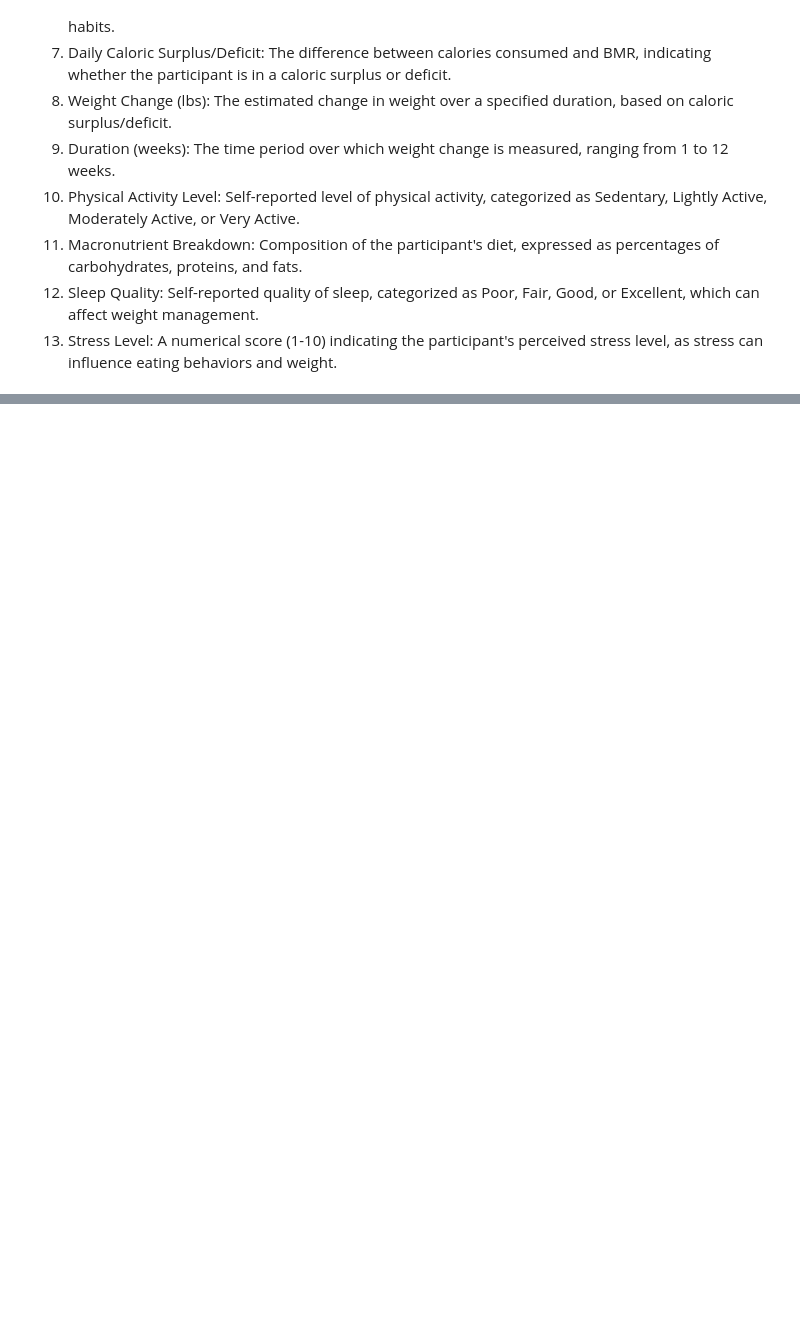
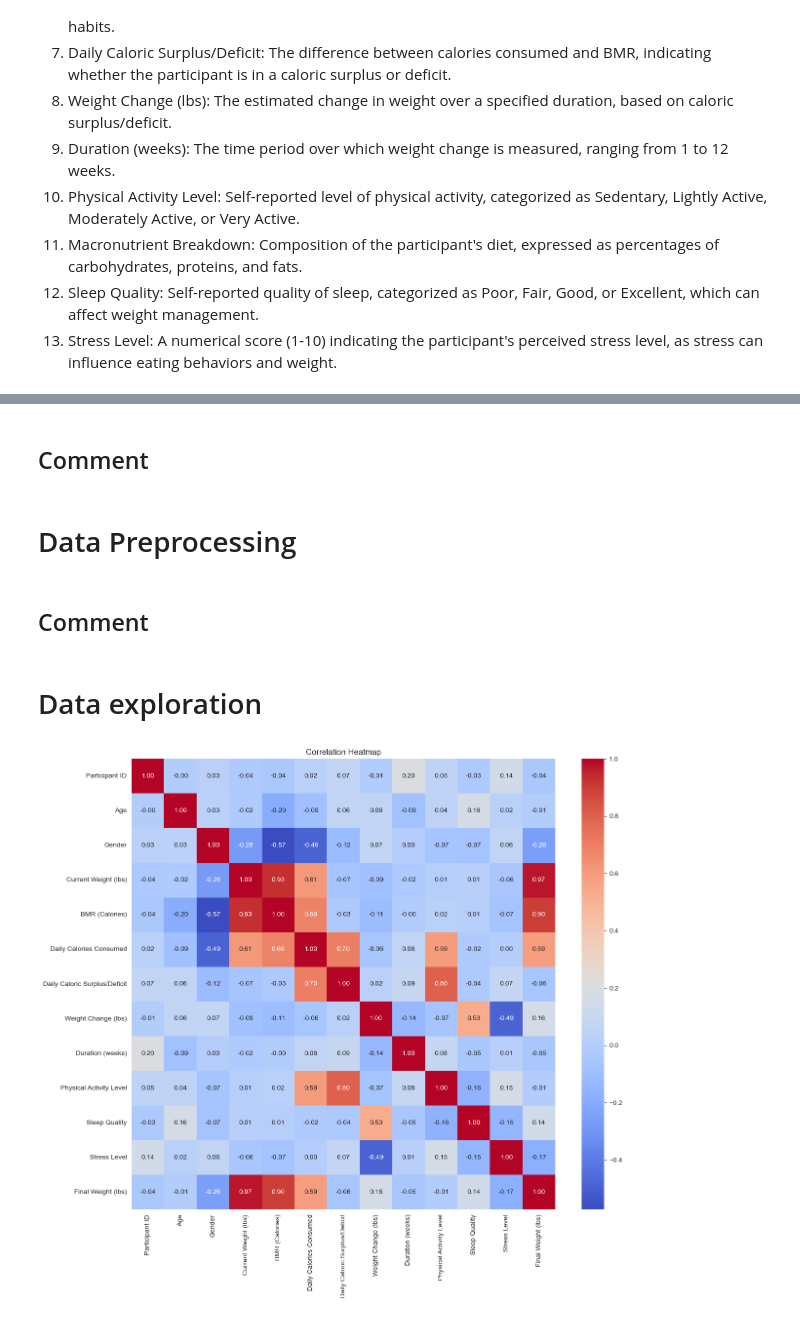
Before and after one commit to Mateoo18/Data_Science, a Jupyter notebook: Exercise_2_advanced/Assignment_2_with_Solution.ipynb, the cells around one changed output, grey strips where cells are left out. Saved outputs shown, nothing was run; the diff lists cells and outputs as text; code cells hidden in the pictures; blank space fills up the shorter version.

```diff
--- a/Exercise_2_advanced/Assignment_2_with_Solution.ipynb
+++ b/Exercise_2_advanced/Assignment_2_with_Solution.ipynb
@@ -35,0 +68,41 @@ So, we are going to predict the weight change based on the daily routines of peo
+# %% [markdown]
+## Comment
+# %% [markdown]
+# Data Preprocessing
+# %%
+data_encoded = data.copy()
+
+# Encode 'Gender'
+data_encoded['Gender'] = data_encoded['Gender'].map({'M': 0, 'F': 1})
+
+# Encode 'Physical Activity Level'
+activity_mapping = {'Sedentary': 0, 'Lightly Active': 1, 'Moderately Active': 2, 'Very Active': 3}
+data_encoded['Physical Activity Level'] = data_encoded['Physical Activity Level'].map(activity_mapping)
+
+# Encode 'Sleep Quality'
+sleep_mapping = {'Poor': 0, 'Fair': 1, 'Good': 2, 'Excellent': 3}
+data_encoded['Sleep Quality'] = data_encoded['Sleep Quality'].map(sleep_mapping)
+
+data_encoded.isnull().sum()
+data_encoded.dropna(inplace=True)
+# %% [markdown]
+## Comment
+# %%
+numeric_features = ['Age', 'Current Weight (lbs)', 'BMR (Calories)', 'Daily Calories Consumed',
+                    'Daily Caloric Surplus/Deficit', 'Duration (weeks)', 'Stress Level']
+
+# Initialize the scaler
+scaler = StandardScaler()
+
+# Fit and transform the data
+data_encoded[numeric_features] = scaler.fit_transform(data_encoded[numeric_features])
+# %% [markdown]
+# Data exploration
+# %%
+plt.figure(figsize=(14,12))
+numeric_cols = data_encoded.select_dtypes(include=['float64', 'int64'])
+sns.heatmap(numeric_cols.corr(), annot=True, fmt=".2f", cmap='coolwarm')
+plt.title('Correlation Heatmap')
+plt.show()
+# %% [output]
+[figure, added]
```
Also changed, not shown: parts of 11 cells of this notebook, 1 other file.
